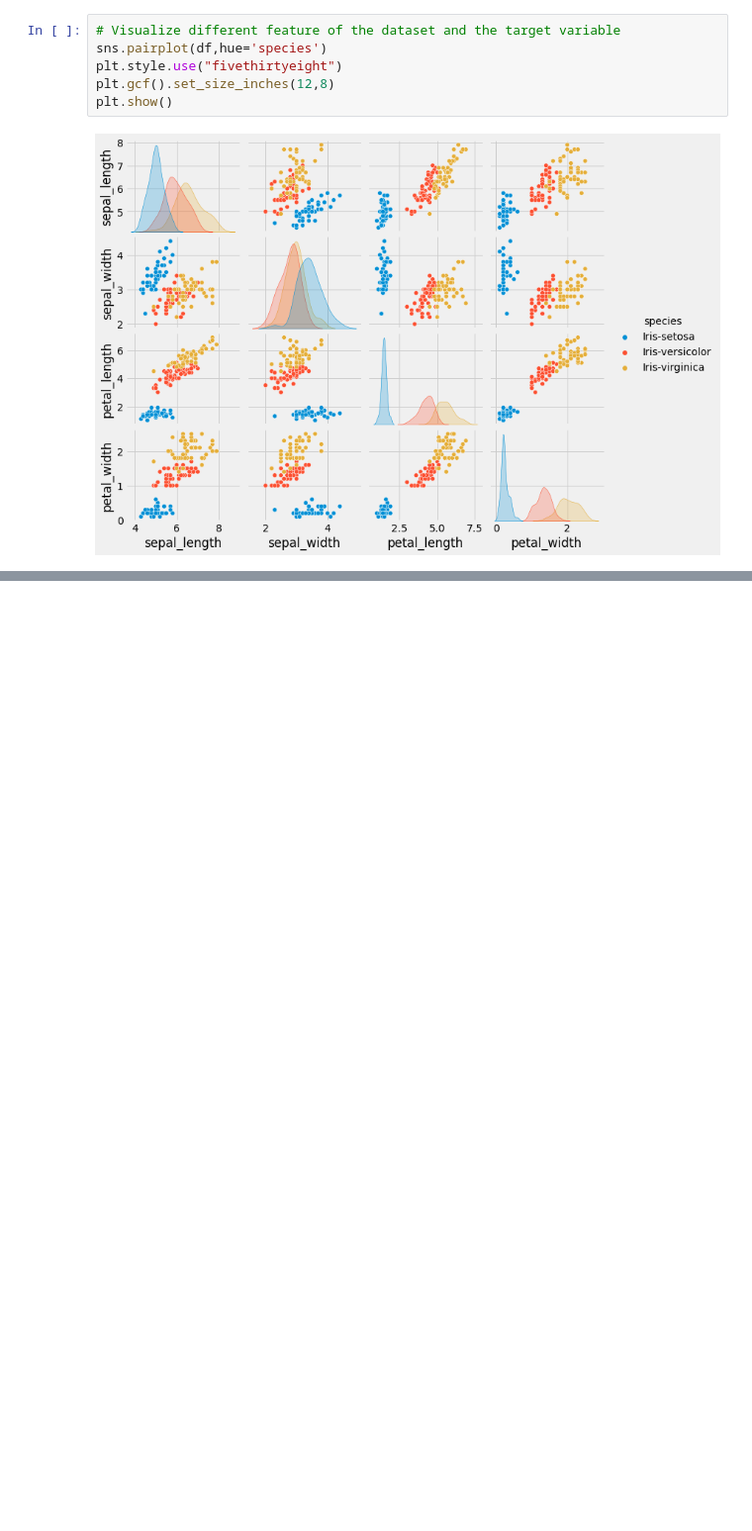
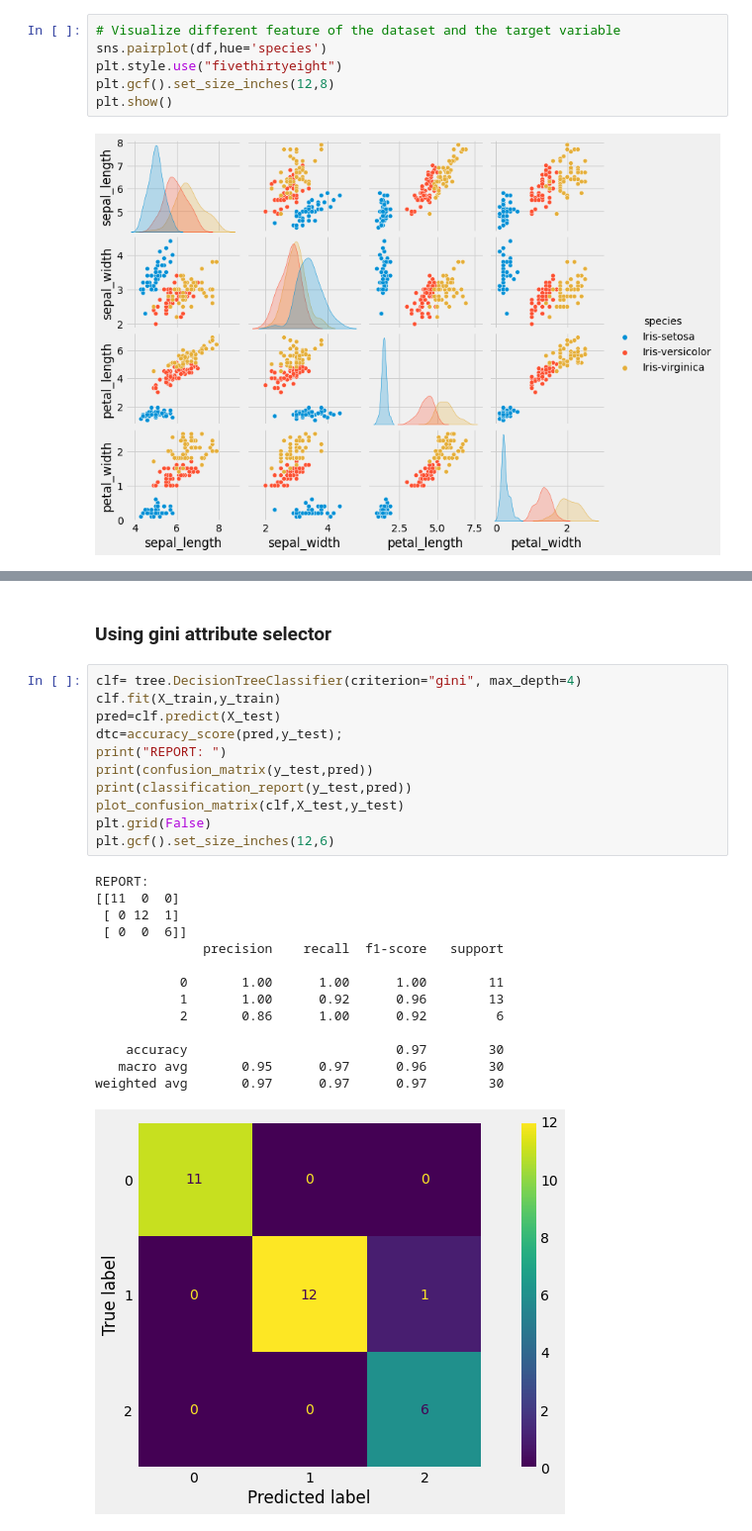
Before and after one commit to mexudi/machine-learning-algorithms-101, a Jupyter notebook: decision-tree/notebook.ipynb, the cells around one changed output, grey strips where cells are left out. Shown: that part at 99% size. Saved outputs shown, nothing was run; the diff lists cells and outputs as text; blank space fills up the shorter version.

```diff
--- a/decision-tree/notebook.ipynb
+++ b/decision-tree/notebook.ipynb
@@ -128,0 +220,28 @@ plt.show()
+# %% [markdown]
+### Using gini attribute selector
+# %%
+clf= tree.DecisionTreeClassifier(criterion="gini", max_depth=4)
+clf.fit(X_train,y_train)
+pred=clf.predict(X_test)
+dtc=accuracy_score(pred,y_test);
+print("REPORT: ")
+print(confusion_matrix(y_test,pred))
+print(classification_report(y_test,pred))
+plot_confusion_matrix(clf,X_test,y_test)
+plt.grid(False)
+plt.gcf().set_size_inches(12,6)
+# %% [output]
+REPORT:
+[[11  0  0]
+ [ 0 12  1]
+ [ 0  0  6]]
+              precision    recall  f1-score   support
+
+           0       1.00      1.00      1.00        11
+           1       1.00      0.92      0.96        13
+           2       0.86      1.00      0.92         6
+
+    accuracy                           0.97        30
+   macro avg       0.95      0.97      0.96        30
+weighted avg       0.97      0.97      0.97        30
+[figure, added]
```
Also changed, not shown: parts of 11 cells of this notebook.
